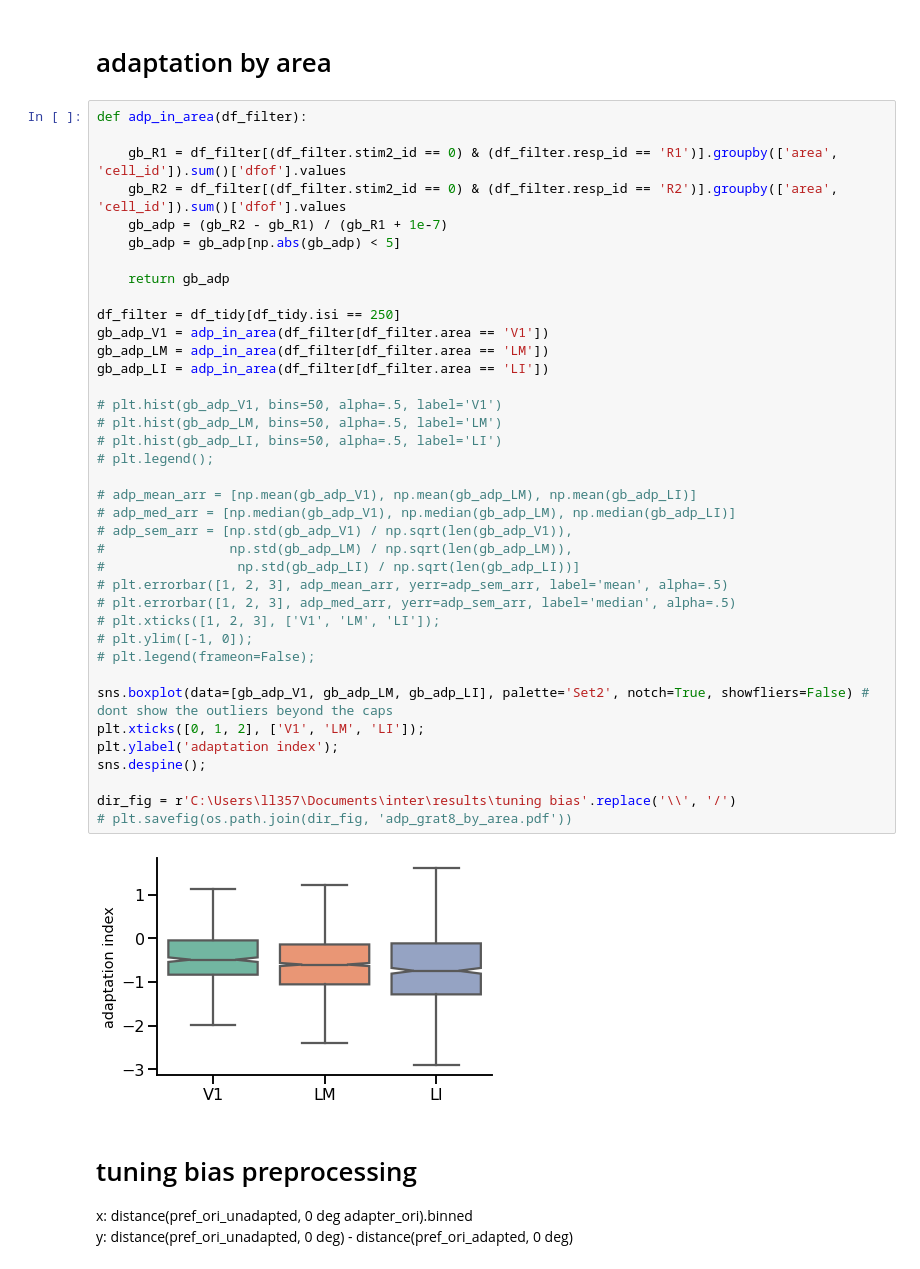
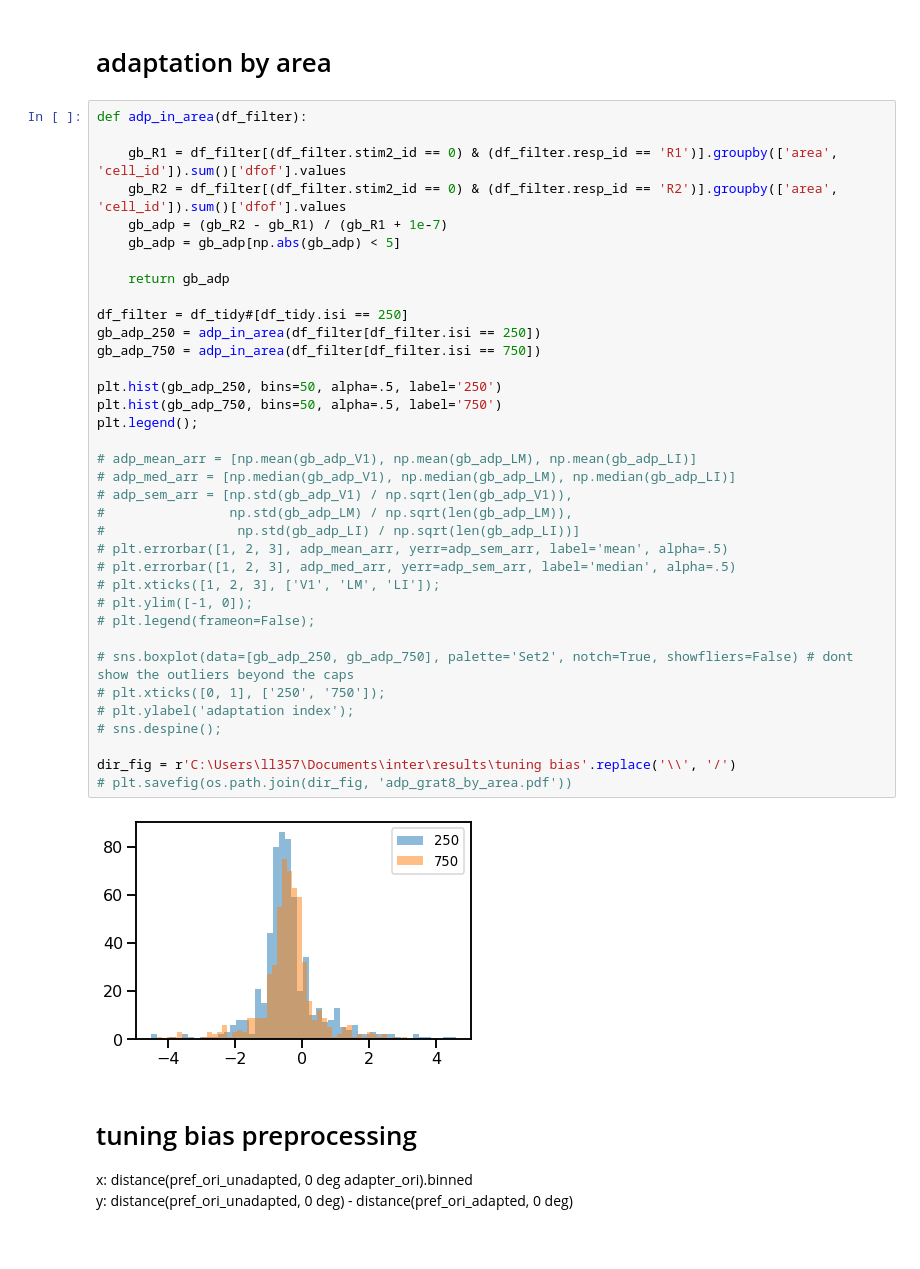
Before and after one commit to lanluo9/inter, a Jupyter notebook: scripts/ipynb/tuning_bias_san_check.ipynb, the cells around one changed output. Cells and saved outputs as stored; diff of their text form.

Commit message:
jin data tuning curve diff after adp: avg across trials for single cell, then across cells

```diff
--- a/scripts/ipynb/tuning_bias_san_check.ipynb
+++ b/scripts/ipynb/tuning_bias_san_check.ipynb
@@ -367,43 +367,41 @@ df_tidy.sample(5, random_state=0)
 # %%
 def adp_in_area(df_filter):
 
     gb_R1 = df_filter[(df_filter.stim2_id == 0) & (df_filter.resp_id == 'R1')].groupby(['area', 'cell_id']).sum()['dfof'].values
     gb_R2 = df_filter[(df_filter.stim2_id == 0) & (df_filter.resp_id == 'R2')].groupby(['area', 'cell_id']).sum()['dfof'].values
     gb_adp = (gb_R2 - gb_R1) / (gb_R1 + 1e-7)
     gb_adp = gb_adp[np.abs(gb_adp) < 5]
 
     return gb_adp
 
-df_filter = df_tidy[df_tidy.isi == 250]
-gb_adp_V1 = adp_in_area(df_filter[df_filter.area == 'V1'])
-gb_adp_LM = adp_in_area(df_filter[df_filter.area == 'LM'])
-gb_adp_LI = adp_in_area(df_filter[df_filter.area == 'LI'])
+df_filter = df_tidy#[df_tidy.isi == 250]
+gb_adp_250 = adp_in_area(df_filter[df_filter.isi == 250])
+gb_adp_750 = adp_in_area(df_filter[df_filter.isi == 750])
 
-# plt.hist(gb_adp_V1, bins=50, alpha=.5, label='V1')
-# plt.hist(gb_adp_LM, bins=50, alpha=.5, label='LM')
-# plt.hist(gb_adp_LI, bins=50, alpha=.5, label='LI')
-# plt.legend();
+plt.hist(gb_adp_250, bins=50, alpha=.5, label='250')
+plt.hist(gb_adp_750, bins=50, alpha=.5, label='750')
+plt.legend();
 
 # adp_mean_arr = [np.mean(gb_adp_V1), np.mean(gb_adp_LM), np.mean(gb_adp_LI)]
 # adp_med_arr = [np.median(gb_adp_V1), np.median(gb_adp_LM), np.median(gb_adp_LI)]
 # adp_sem_arr = [np.std(gb_adp_V1) / np.sqrt(len(gb_adp_V1)),
 #                np.std(gb_adp_LM) / np.sqrt(len(gb_adp_LM)),
 #                 np.std(gb_adp_LI) / np.sqrt(len(gb_adp_LI))]
 # plt.errorbar([1, 2, 3], adp_mean_arr, yerr=adp_sem_arr, label='mean', alpha=.5)
 # plt.errorbar([1, 2, 3], adp_med_arr, yerr=adp_sem_arr, label='median', alpha=.5)
 # plt.xticks([1, 2, 3], ['V1', 'LM', 'LI']);
 # plt.ylim([-1, 0]);
 # plt.legend(frameon=False);
 
-sns.boxplot(data=[gb_adp_V1, gb_adp_LM, gb_adp_LI], palette='Set2', notch=True, showfliers=False) # dont show the outliers beyond the caps
-plt.xticks([0, 1, 2], ['V1', 'LM', 'LI']);
-plt.ylabel('adaptation index');
-sns.despine();
+# sns.boxplot(data=[gb_adp_250, gb_adp_750], palette='Set2', notch=True, showfliers=False) # dont show the outliers beyond the caps
+# plt.xticks([0, 1], ['250', '750']);
+# plt.ylabel('adaptation index');
+# sns.despine();
 
 dir_fig = r'C:\Users\ll357\Documents\inter\results\tuning bias'.replace('\\', '/')
 # plt.savefig(os.path.join(dir_fig, 'adp_grat8_by_area.pdf'))
 # %% [output]
-[figure, old version]
+[figure, new version]
 # %% [markdown]
 # tuning bias preprocessing
 x: distance(pref_ori_unadapted, 0 deg adapter_ori).binned
```
Also changed, not shown: parts of 34 cells of this notebook, 2 other files.
